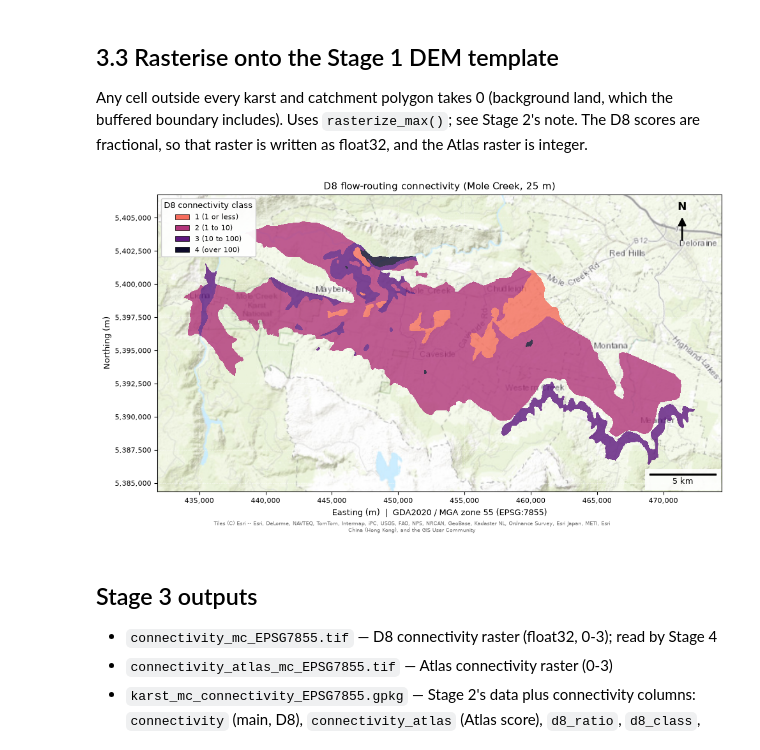
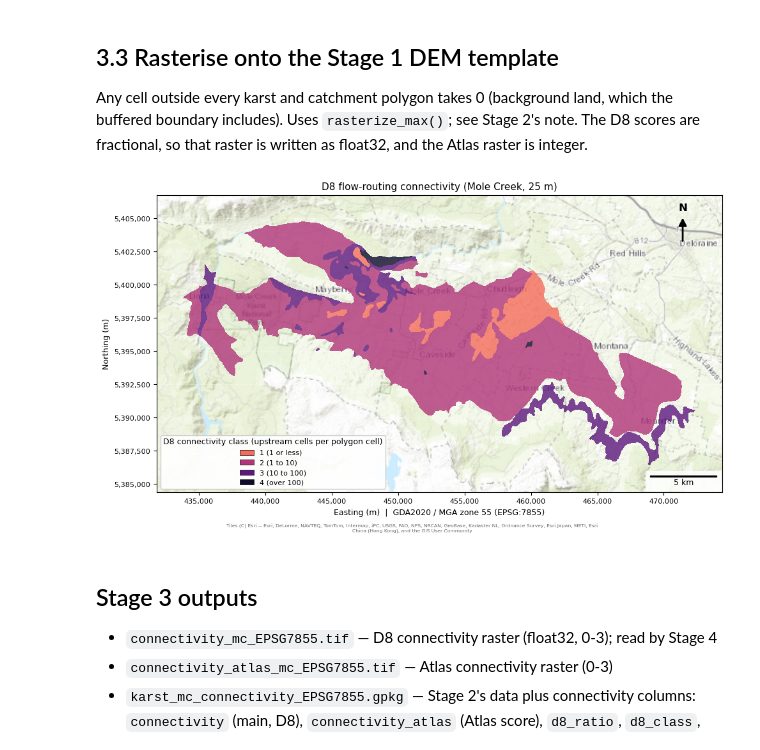
Before and after one commit to University-of-Tasmania-GPSS/AT3_Group3_2026, a Jupyter notebook: notebooks/03_hydrological_connectivity.ipynb, the cells around one changed output. Cells and saved outputs as stored; diff of their text form; code cells hidden in the pictures.

```diff
--- a/notebooks/03_hydrological_connectivity.ipynb
+++ b/notebooks/03_hydrological_connectivity.ipynb
@@ -110,35 +110,35 @@ with rasterio.open(str(outpath / "dem_mc_EPSG7855.tif")) as dem_src:
 connectivity_raster = rasterize_max(karst_mc, "connectivity", template_shape, template_transform, dtype="float32")
 profile_d8 = {
     "driver": "GTiff", "height": template_shape[0], "width": template_shape[1],
     "count": 1, "dtype": "float32", "crs": template_crs, "transform": template_transform, "nodata": -9999,
 }
 with rasterio.open(outpath / "connectivity_mc_EPSG7855.tif", "w", **profile_d8) as dst:
     dst.write(connectivity_raster, 1)
 
 # Version 2 (Atlas): integer 0-3
 connectivity_atlas_raster = rasterize_max(karst_mc, "connectivity_atlas", template_shape, template_transform)
 profile_atlas = dict(profile_d8, dtype="uint8", nodata=255)
 with rasterio.open(outpath / "connectivity_atlas_mc_EPSG7855.tif", "w", **profile_atlas) as dst:
     dst.write(connectivity_atlas_raster, 1)
 
 # D8 class raster (0 = not routed) for the map
 karst_mc["d8_class_map"] = karst_mc["d8_class"].fillna(0).astype(int)
 d8_class_raster = rasterize_max(karst_mc, "d8_class_map", template_shape, template_transform)
 
 D8_LABELS = ["Not routed", "1 (1 or less)", "2 (1 to 10)", "3 (10 to 100)", "4 (over 100)"]
 bounds = data_bounds(d8_class_raster > 0, template_transform)
 fig, ax = plt.subplots(figsize=(10, 5.6))
 add_basemap(ax, bounds, zoom=11)
 plot_scores(ax, d8_class_raster, template_transform, len(D8_LABELS))
-scores_legend(ax, D8_LABELS, title="D8 connectivity class")
+scores_legend(ax, D8_LABELS, title="D8 connectivity class (upstream cells per polygon cell)", loc="lower left")
 ax.set_title("D8 flow-routing connectivity (Mole Creek, 25 m)", fontsize=11)
 finish_map(ax)
 add_attribution(ax)
 plt.tight_layout(rect=(0, 0.04, 1, 1))
 fig.savefig(Path("..") / "figures" / "connectivity.png", dpi=200, bbox_inches="tight")
 plt.show()
 # %% [output]
-[figure, old version]
+[figure, new version]
 # %% [markdown]
 ## Stage 3 outputs
 
```
Also changed, not shown: 4 other files.
